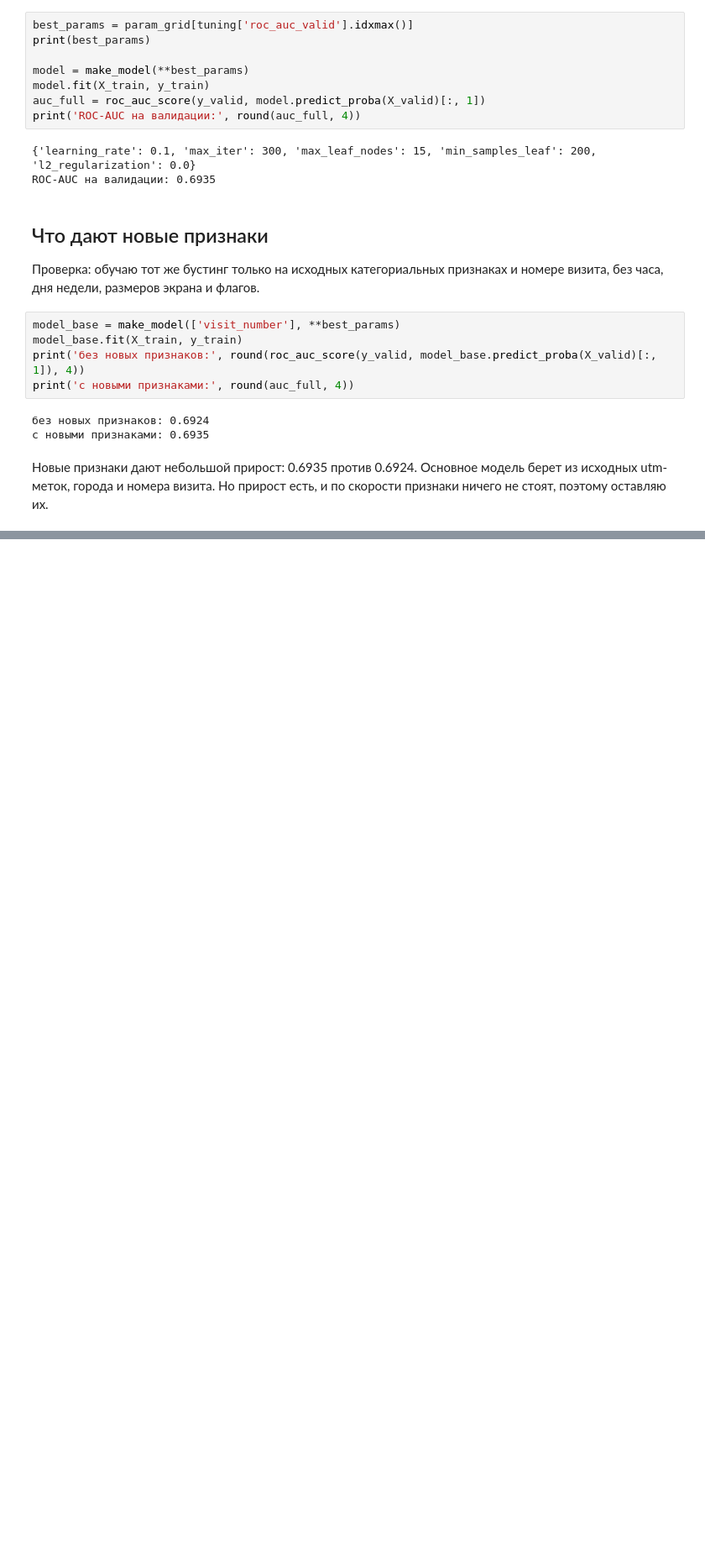
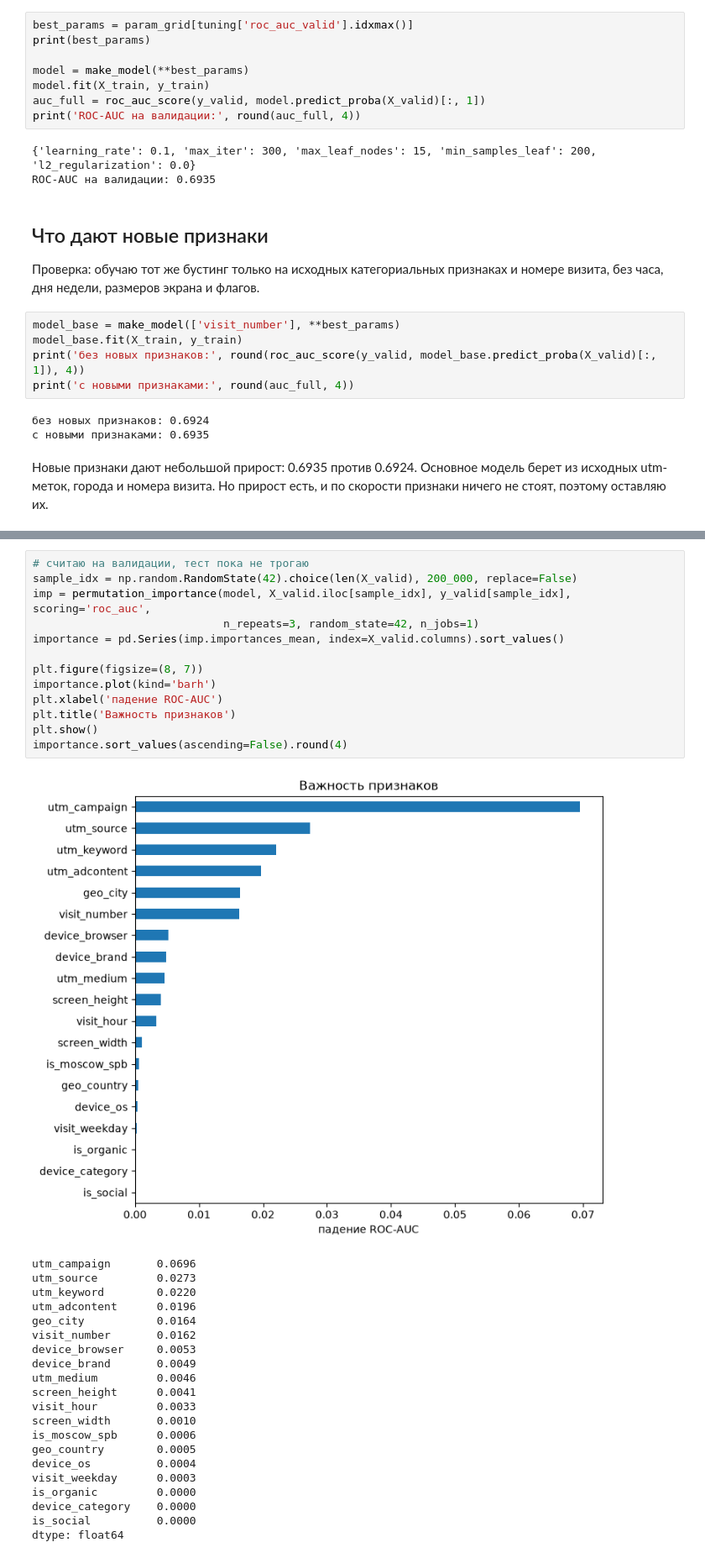
Before and after one commit to Alikonchik-Kaedahara/sber_auto_subscription, a Jupyter notebook: 02_model.ipynb, the cells around one changed output, grey strips where cells are left out. Shown at 84% size. Drawn from its saved outputs; the diff is of its cells as text; blank space fills up the shorter version.

Commit message:
feature importance, is_* flags are useless so removed them

```diff
--- a/02_model.ipynb
+++ b/02_model.ipynb
@@ -313,0 +318,35 @@ print('с новыми признаками:', round(auc_full, 4))
+# %%
+# считаю на валидации, тест пока не трогаю
+sample_idx = np.random.RandomState(42).choice(len(X_valid), 200_000, replace=False)
+imp = permutation_importance(model, X_valid.iloc[sample_idx], y_valid[sample_idx], scoring='roc_auc',
+                             n_repeats=3, random_state=42, n_jobs=1)
+importance = pd.Series(imp.importances_mean, index=X_valid.columns).sort_values()
+
+plt.figure(figsize=(8, 7))
+importance.plot(kind='barh')
+plt.xlabel('падение ROC-AUC')
+plt.title('Важность признаков')
+plt.show()
+importance.sort_values(ascending=False).round(4)
+# %% [output]
+[figure, added]
+utm_campaign       0.0696
+utm_source         0.0273
+utm_keyword        0.0220
+utm_adcontent      0.0196
+geo_city           0.0164
+visit_number       0.0162
+device_browser     0.0053
+device_brand       0.0049
+utm_medium         0.0046
+screen_height      0.0041
+visit_hour         0.0033
+screen_width       0.0010
+is_moscow_spb      0.0006
+geo_country        0.0005
+device_os          0.0004
+visit_weekday      0.0003
+is_organic         0.0000
+device_category    0.0000
+is_social          0.0000
+dtype: float64
```
Also changed, not shown: parts of 4 cells of this notebook.
